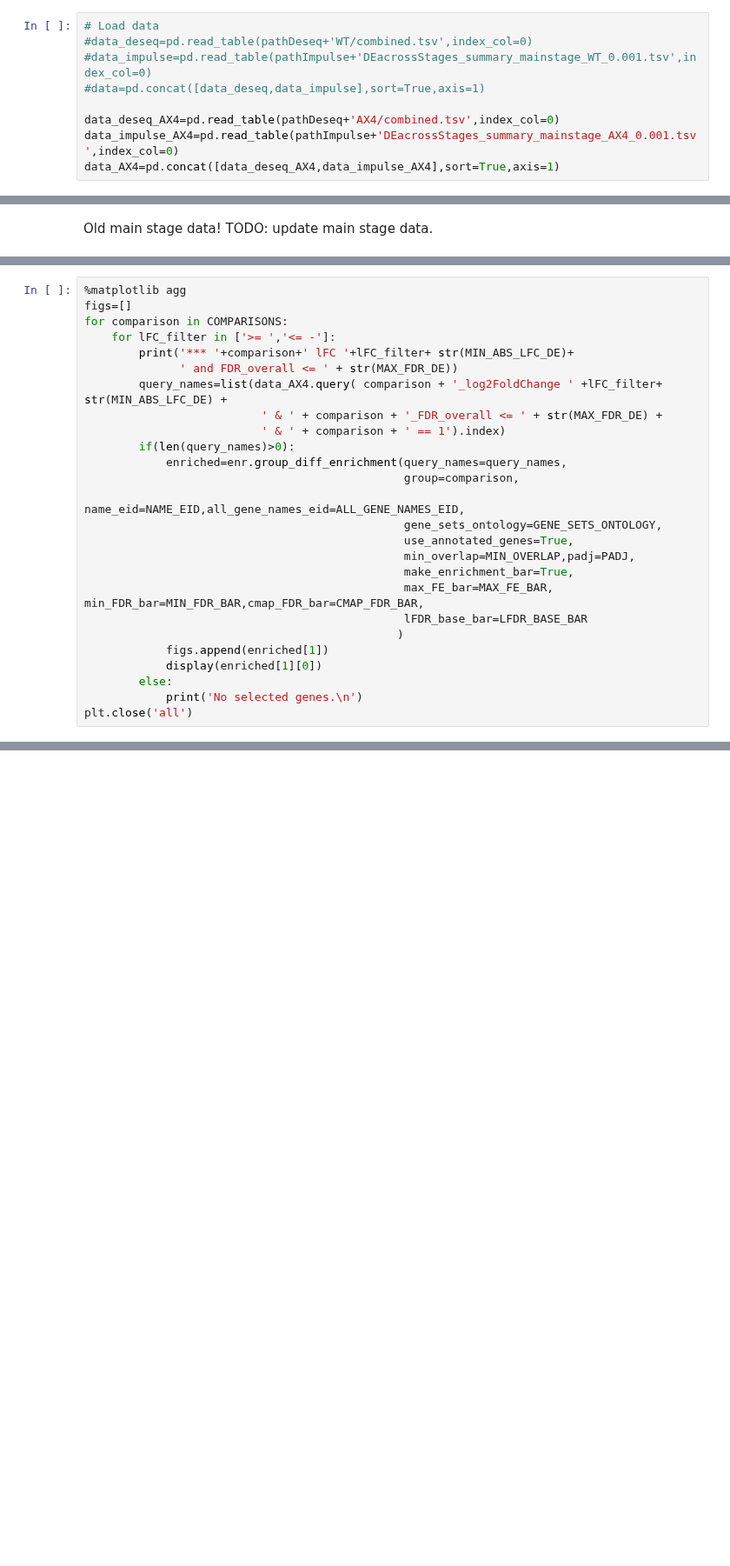
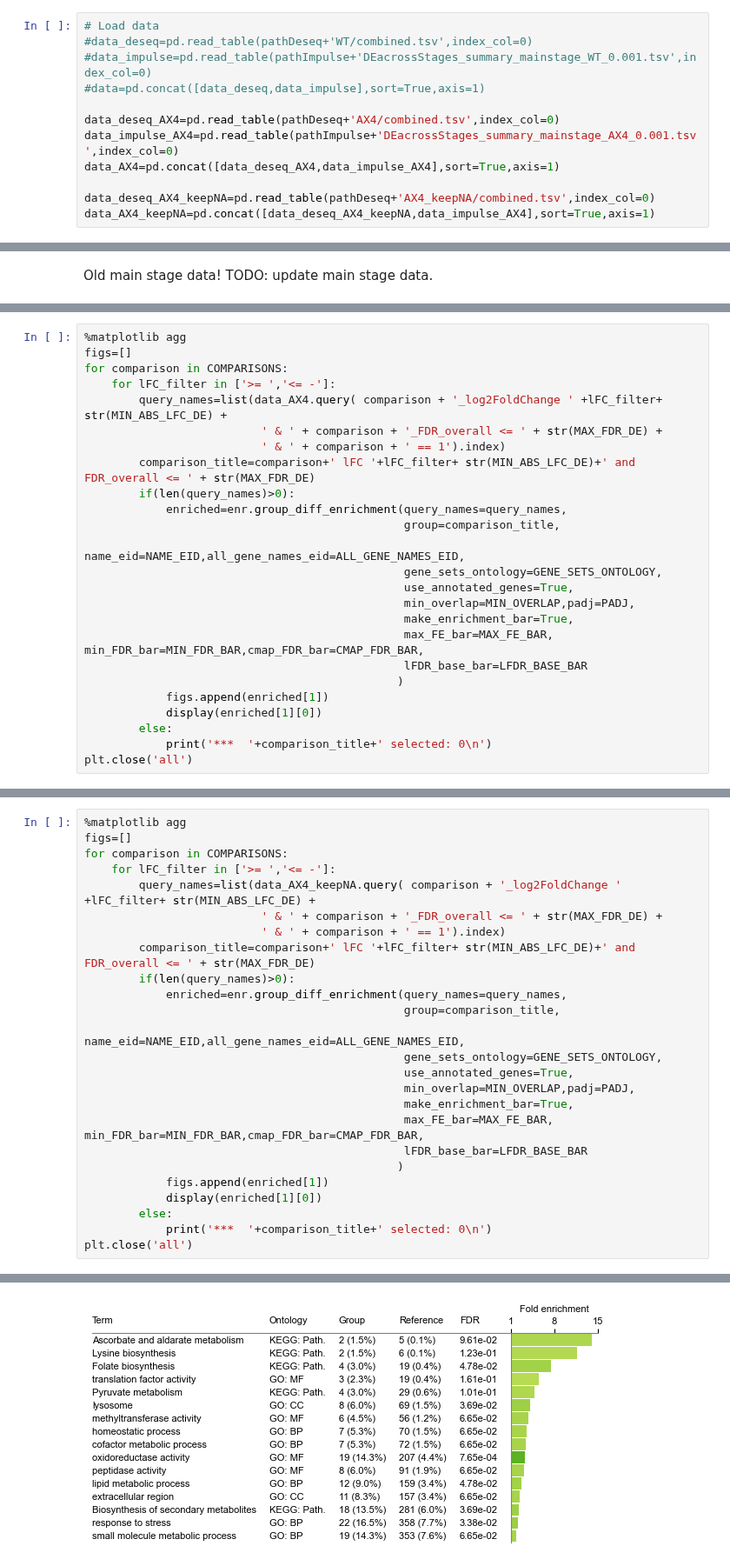
Before and after one commit to biolab/baylor-dicty, a Jupyter notebook: stages_DE/milestones_neighbours_enrichment.ipynb, the cells around one changed output, grey strips where cells are left out. Shown at 87% size. Saved outputs shown, nothing was run; the diff lists cells and outputs as text; blank space fills up the shorter version.

Commit message:
download links for fastqupdate plots, keep independently filtered genes from DESeq2 in milestones analysis
Signed-off-by: Hrovatin <karin.hrovatin@gmail.com>

```diff
--- a/stages_DE/milestones_neighbours_enrichment.ipynb
+++ b/stages_DE/milestones_neighbours_enrichment.ipynb
@@ -98,6 +98,9 @@ display(fig)
 data_deseq_AX4=pd.read_table(pathDeseq+'AX4/combined.tsv',index_col=0)
 data_impulse_AX4=pd.read_table(pathImpulse+'DEacrossStages_summary_mainstage_AX4_0.001.tsv',index_col=0)
 data_AX4=pd.concat([data_deseq_AX4,data_impulse_AX4],sort=True,axis=1)
+
+data_deseq_AX4_keepNA=pd.read_table(pathDeseq+'AX4_keepNA/combined.tsv',index_col=0)
+data_AX4_keepNA=pd.concat([data_deseq_AX4_keepNA,data_impulse_AX4],sort=True,axis=1)
 # %%
 #Extracts comparisons form DESeq2 results. Assumes that the same are present in Impulse
 COMPARISONS=[comparison.replace('_FDR_overall','') for comparison in data_AX4.columns[
@@ -152,14 +157,13 @@ The genes for each pair of neighbouring stages are obtained with the following t
 figs=[]
 for comparison in COMPARISONS:
     for lFC_filter in ['>= ','<= -']:
-        print('*** '+comparison+' lFC '+lFC_filter+ str(MIN_ABS_LFC_DE)+
-              ' and FDR_overall <= ' + str(MAX_FDR_DE))
         query_names=list(data_AX4.query( comparison + '_log2FoldChange ' +lFC_filter+ str(MIN_ABS_LFC_DE) +
                           ' & ' + comparison + '_FDR_overall <= ' + str(MAX_FDR_DE) +
                           ' & ' + comparison + ' == 1').index)
+        comparison_title=comparison+' lFC '+lFC_filter+ str(MIN_ABS_LFC_DE)+' and FDR_overall <= ' + str(MAX_FDR_DE)
         if(len(query_names)>0):
             enriched=enr.group_diff_enrichment(query_names=query_names,
-                                               group=comparison,
+                                               group=comparison_title,
                                                name_eid=NAME_EID,all_gene_names_eid=ALL_GENE_NAMES_EID,
                                                gene_sets_ontology=GENE_SETS_ONTOLOGY,
                                                use_annotated_genes=True,
@@ -171,5 +175,5 @@ for comparison in COMPARISONS:
             figs.append(enriched[1])
             display(enriched[1][0])
         else:
-            print('No selected genes.\n')
+            print('***  '+comparison_title+' selected: 0\n')
 plt.close('all')
@@ -213,0 +182,26 @@ None
+# %%
+%matplotlib agg
+figs=[]
+for comparison in COMPARISONS:
+    for lFC_filter in ['>= ','<= -']:
+        query_names=list(data_AX4_keepNA.query( comparison + '_log2FoldChange ' +lFC_filter+ str(MIN_ABS_LFC_DE) +
+                          ' & ' + comparison + '_FDR_overall <= ' + str(MAX_FDR_DE) +
+                          ' & ' + comparison + ' == 1').index)
+        comparison_title=comparison+' lFC '+lFC_filter+ str(MIN_ABS_LFC_DE)+' and FDR_overall <= ' + str(MAX_FDR_DE)
+        if(len(query_names)>0):
+            enriched=enr.group_diff_enrichment(query_names=query_names,
+                                               group=comparison_title,
+                                               name_eid=NAME_EID,all_gene_names_eid=ALL_GENE_NAMES_EID,
+                                               gene_sets_ontology=GENE_SETS_ONTOLOGY,
+                                               use_annotated_genes=True,
+                                               min_overlap=MIN_OVERLAP,padj=PADJ,
+                                               make_enrichment_bar=True,
+                                               max_FE_bar=MAX_FE_BAR, min_FDR_bar=MIN_FDR_BAR,cmap_FDR_bar=CMAP_FDR_BAR,
+                                               lFDR_base_bar=LFDR_BASE_BAR
+                                              )
+            figs.append(enriched[1])
+            display(enriched[1][0])
+        else:
+            print('***  '+comparison_title+' selected: 0\n')
+plt.close('all')
+# %% [output]
@@ -213,0 +217 @@ None
+[figure, added]
```
Also changed, not shown: parts of 6 cells of this notebook, 6 other files.
